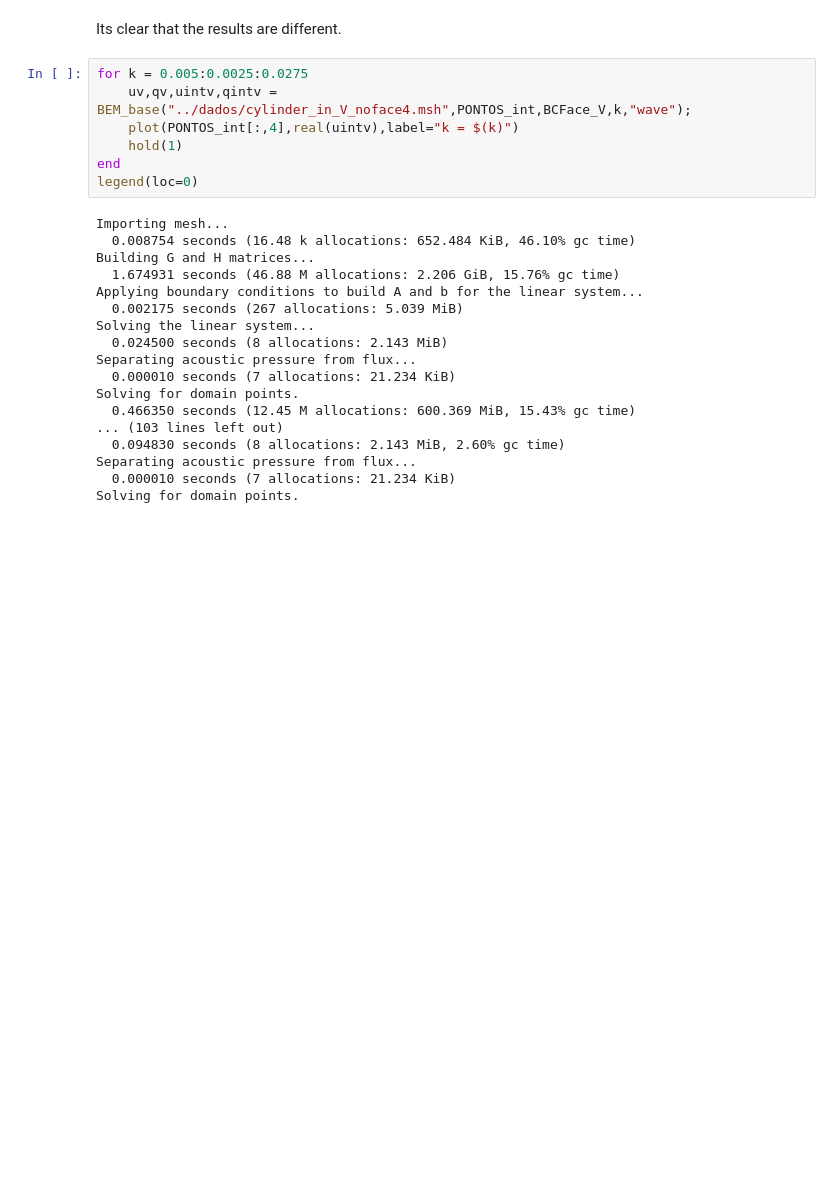
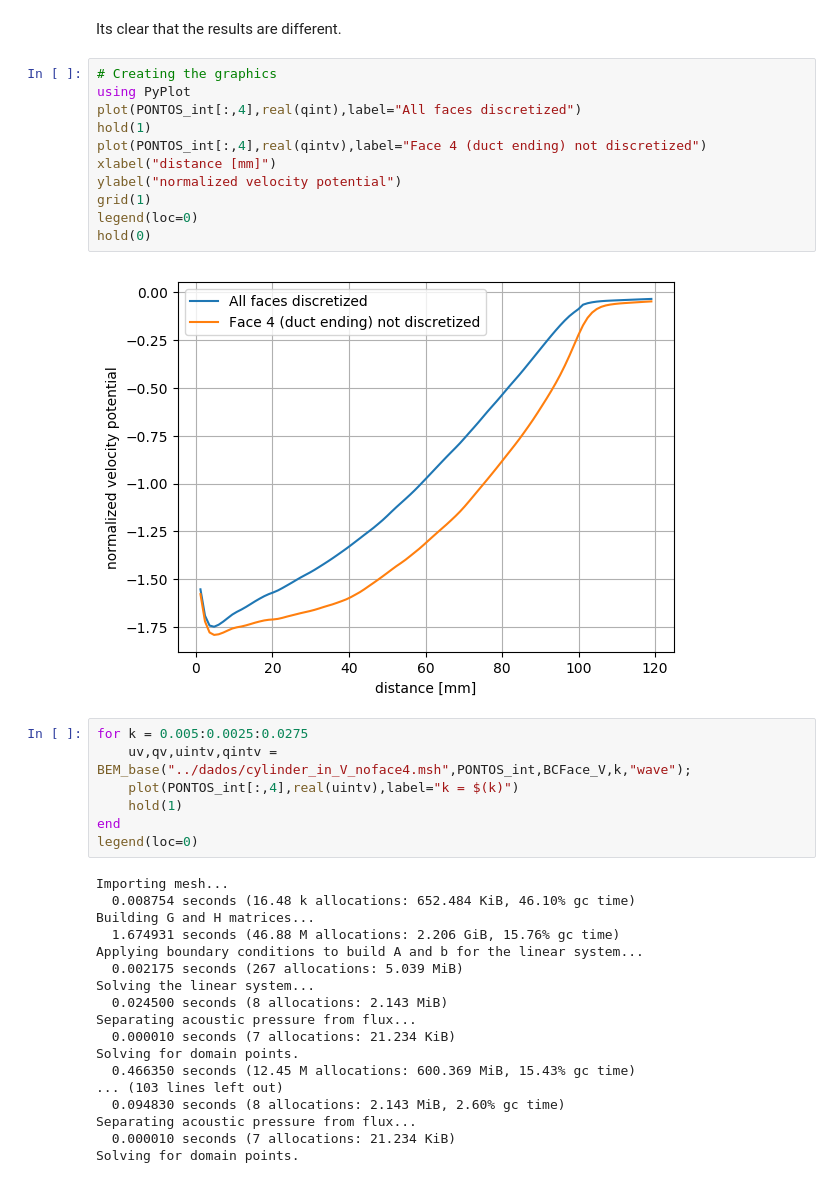
Before and after one commit to alvarocafe/BB, a Jupyter notebook: docs/note_BEM.ipynb, the cells around one changed output. Drawn from its saved outputs; the diff is of its cells as text; blank space fills up the shorter version.

```diff
--- a/docs/note_BEM.ipynb
+++ b/docs/note_BEM.ipynb
@@ -258,5 +255,18 @@ hold(0)
 # %% [markdown]
 Its clear that the results are different.
+# %%
+# Creating the graphics
+using PyPlot
+plot(PONTOS_int[:,4],real(qint),label="All faces discretized")
+hold(1)
+plot(PONTOS_int[:,4],real(qintv),label="Face 4 (duct ending) not discretized")
+xlabel("distance [mm]")
+ylabel("normalized velocity potential")
+grid(1)
+legend(loc=0)
+hold(0)
+# %% [output]
+[figure, added]
 # %%
 for k = 0.005:0.0025:0.0275
     uv,qv,uintv,qintv = BEM_base("../dados/cylinder_in_V_noface4.msh",PONTOS_int,BCFace_V,k,"wave");
```
Also changed, not shown: parts of 2 cells of this notebook, 29 other files.
